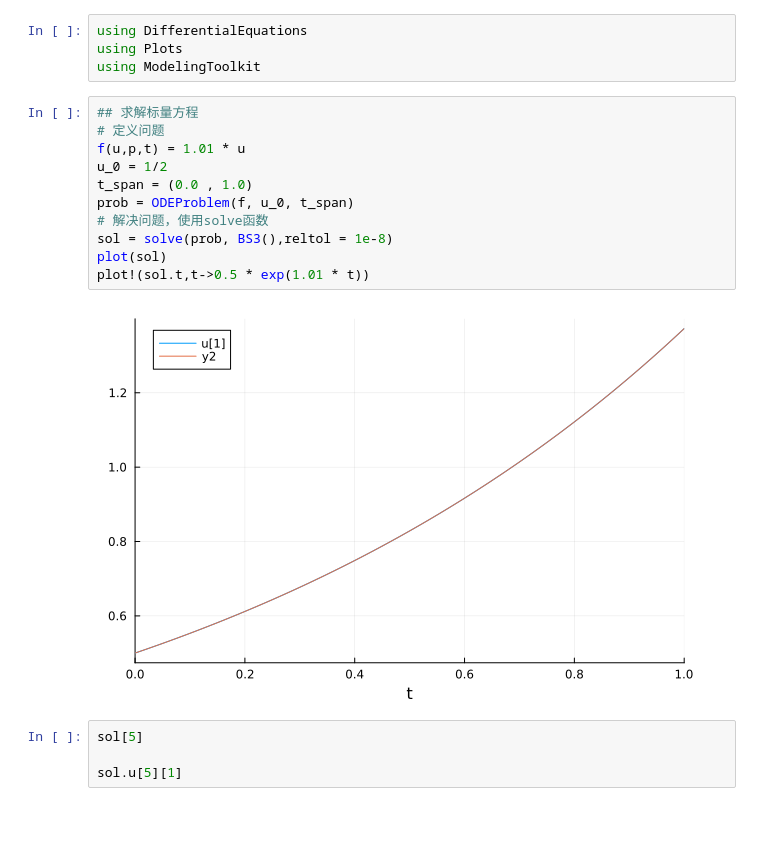
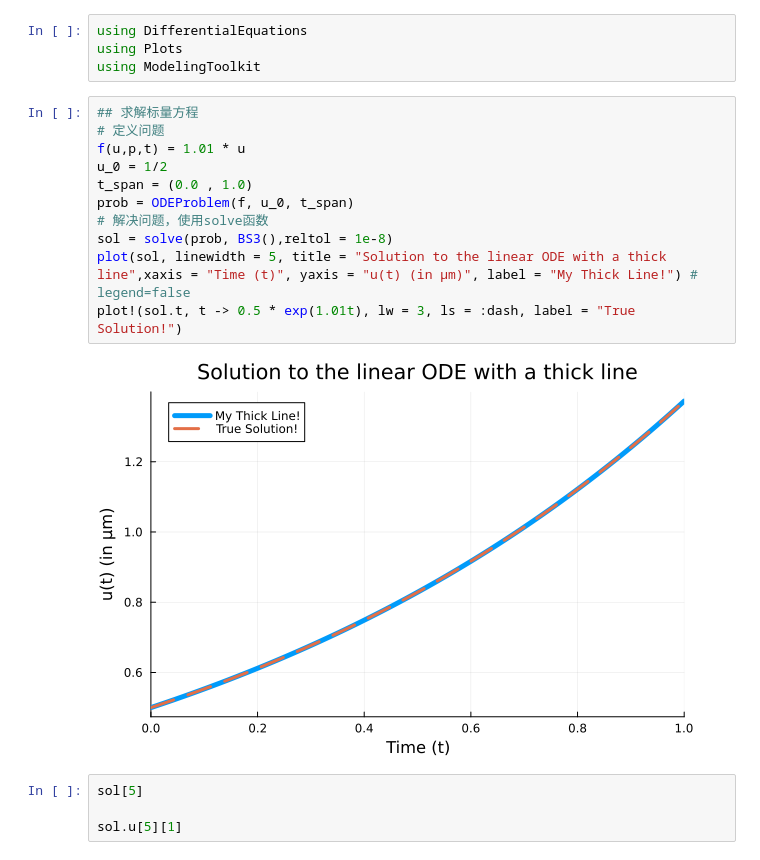
Before and after one commit to wjkuacs/Julia, a Jupyter notebook: julia学习/test.ipynb, the cells around one changed output. Cells and saved outputs as stored; diff of their text form; blank space fills up the shorter version.

```diff
--- a/julia学习/test.ipynb
+++ b/julia学习/test.ipynb
@@ -5,16 +5,16 @@ using ModelingToolkit
 # %%
 ## 求解标量方程
 # 定义问题
 f(u,p,t) = 1.01 * u
 u_0 = 1/2
 t_span = (0.0 , 1.0)
 prob = ODEProblem(f, u_0, t_span)
 # 解决问题，使用solve函数
 sol = solve(prob, BS3(),reltol = 1e-8)
-plot(sol)
-plot!(sol.t,t->0.5 * exp(1.01 * t))
+plot(sol, linewidth = 5, title = "Solution to the linear ODE with a thick line",xaxis = "Time (t)", yaxis = "u(t) (in μm)", label = "My Thick Line!") # legend=false
+plot!(sol.t, t -> 0.5 * exp(1.01t), lw = 3, ls = :dash, label = "True Solution!")
 # %% [output]
-[figure, old version]
+[figure, new version]
 # %%
 sol[5]
 
```
Also changed, not shown: 4 other files.
